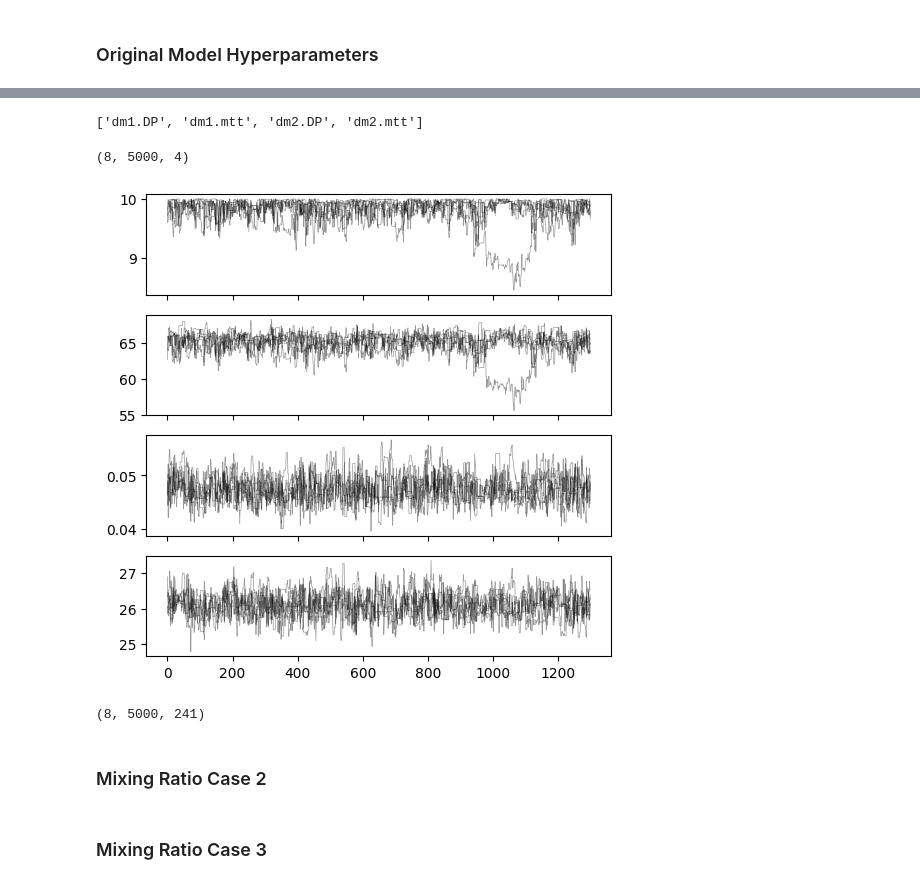
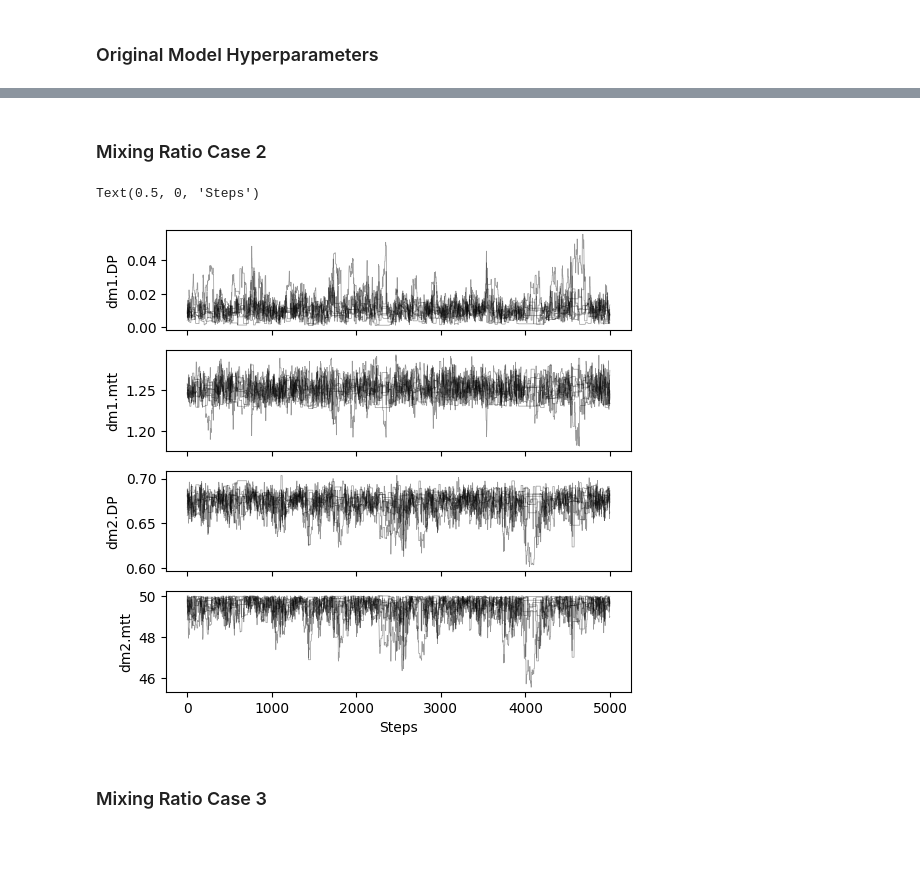
Before and after one commit to iGW-TU-Dresden/PyTracerLab, a Jupyter notebook: docs/examples/example_09.ipynb, the cells around one changed output, grey strips where cells are left out. Drawn from its saved outputs; the diff is of its cells as text; code cells hidden in the pictures; blank space fills up the shorter version.

```diff
--- a/docs/examples/example_09.ipynb
+++ b/docs/examples/example_09.ipynb
@@ -979,23 +982,3 @@ res_mcmc_1 = solver.dream_sample(
-# %%
-m1.param_keys()
-# %% [output]
-['dm1.DP', 'dm1.mtt', 'dm2.DP', 'dm2.mtt']
-# %%
-res_mcmc_1["samples_chain"].shape
-# %% [output]
-(8, 5000, 4)
-# %%
-fig, ax = plt.subplots(4, 1, figsize=(6, 6), sharex=True)
-
-for i in range(res_mcmc_1["samples_chain"].shape[2]):
-    for j in [1, 2, 3, 4, 5, 6]:
-        ax[i].plot(res_mcmc_1["samples_chain"][j, 3700:, i], c="k", lw=.5, alpha=0.4)
-# %% [output]
-[figure, removed]
-# %%
-res_mcmc_1["sims"].shape
-# %% [output]
-(8, 5000, 241)
 # %% [markdown]
 ### Mixing Ratio Case 2
 # %%
@@ -1025,7 +1008,7 @@ dm1_DP_init = .5
 m2.add_unit(
     ism.DMUnit(mtt=dm1_mtt_init, DP=dm1_DP_init),
     fraction=dmfrac_21,
-    bounds=[(0., 100.), (.001, 10.)],
+    bounds=[(1., 50.), (.001, 5.)],
     prefix="dm1"
 )
 
@@ -1036,13 +1019,37 @@ dm2_DP_init = .5
 m2.add_unit(
     ism.DMUnit(mtt=dm2_mtt_init, DP=dm2_DP_init),
     fraction=dmfrac_22,
-    bounds=[(0., 100.), (.001, 10.)],
+    bounds=[(1., 50.), (.001, 5.)],
     prefix="dm2"
 )
 
 # create a solver
-solver = ism.Solver(m2)
-res_2_x, res_2 = solver.differential_evolution()
+m2_solver = ism.Solver(m2)
+# res_2_x, res_2 = m2_solver.differential_evolution()
+# %%
+res_mcmc_2 = m2_solver.dream_sample(
+    n_samples=n_samples,
+    n_chains=None,
+    burn_in=burn_in,
+    thin=thin,
+    cr=[1/2., 1.],
+    sigma=np.sqrt(obs_noise),
+    start=[1., 1., 1., 1.],
+    return_sim=True,
+    random_state=123
+)
+
+# plot chains to inspect convergence
+fig, ax = plt.subplots(4, 1, figsize=(6, 6), sharex=True)
+
+for i in range(res_mcmc_2["samples_chain"].shape[2]):
+    for j in range(res_mcmc_2["samples_chain"].shape[0]):
+        ax[i].plot(res_mcmc_2["samples_chain"][j, :, i], c="k", lw=.5, alpha=0.4)
+    ax[i].set_ylabel(m2.param_keys(free_only=True)[i])
+ax[-1].set_xlabel("Steps")
+# %% [output]
+Text(0.5, 0, 'Steps')
+[figure, added]
 # %% [markdown]
 ### Mixing Ratio Case 3
 # %%
```
Also changed, not shown: parts of 13 cells of this notebook, 1 other file.
